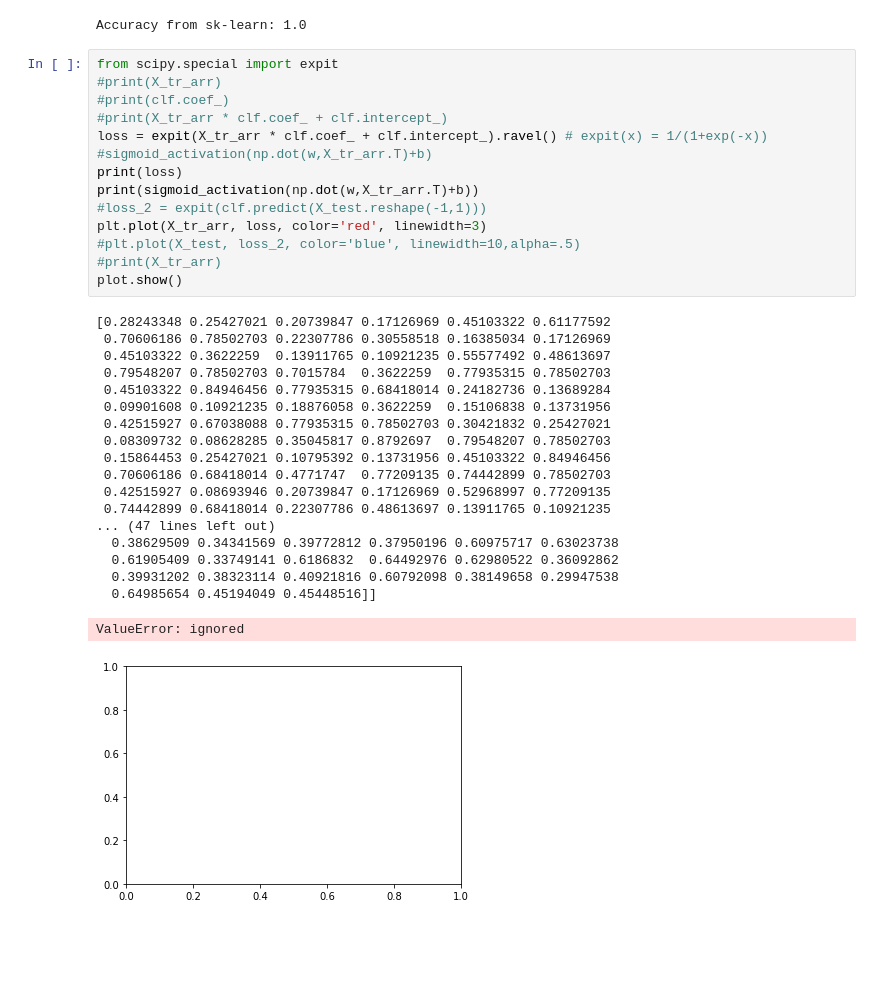
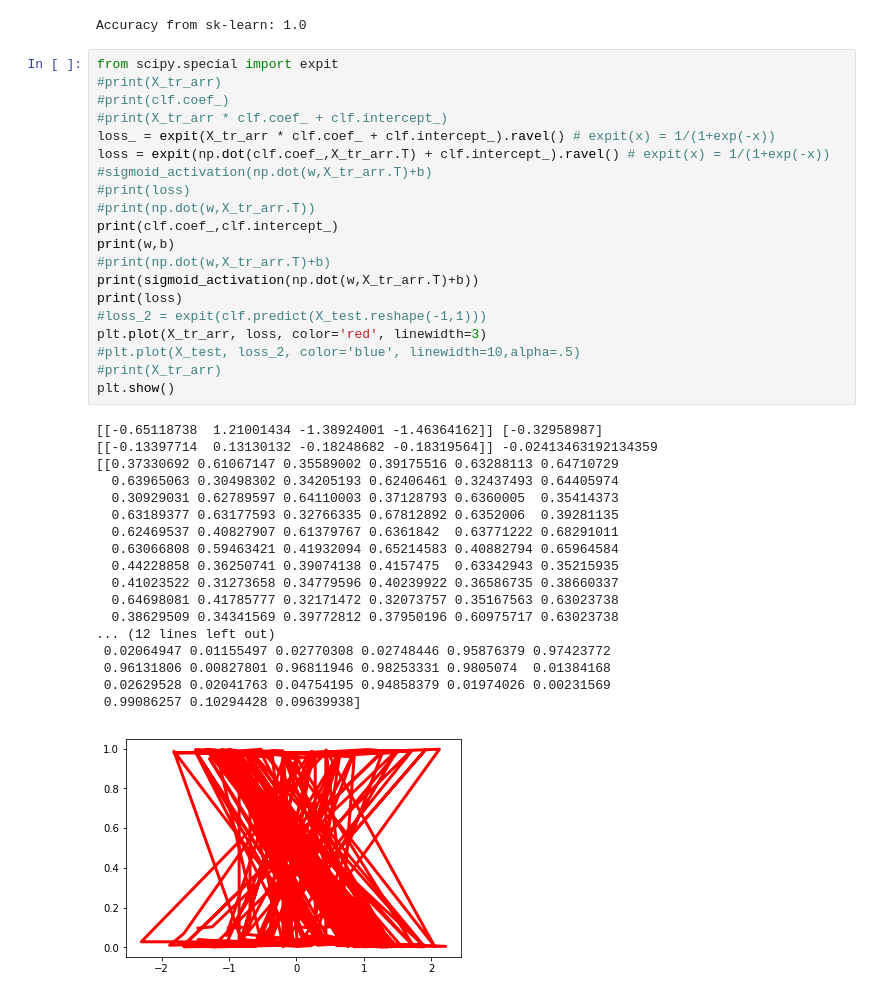
Before and after one commit to Gurubux/StatQuest, a Jupyter notebook: LogisticRegression/LogReg_iris_scratch_test.ipynb, the cells around one changed output. Cells and saved outputs as stored; diff of their text form; blank space fills up the shorter version.

```diff
--- a/LogisticRegression/LogReg_iris_scratch_test.ipynb
+++ b/LogisticRegression/LogReg_iris_scratch_test.ipynb
@@ -307,34 +307,39 @@ Accuracy from sk-learn: 1.0
 # %%
 from scipy.special import expit
 #print(X_tr_arr)
 #print(clf.coef_)
 #print(X_tr_arr * clf.coef_ + clf.intercept_)
-loss = expit(X_tr_arr * clf.coef_ + clf.intercept_).ravel() # expit(x) = 1/(1+exp(-x))
+loss_ = expit(X_tr_arr * clf.coef_ + clf.intercept_).ravel() # expit(x) = 1/(1+exp(-x))
+loss = expit(np.dot(clf.coef_,X_tr_arr.T) + clf.intercept_).ravel() # expit(x) = 1/(1+exp(-x))
 #sigmoid_activation(np.dot(w,X_tr_arr.T)+b)
+#print(loss)
+#print(np.dot(w,X_tr_arr.T))
+print(clf.coef_,clf.intercept_)
+print(w,b)
+#print(np.dot(w,X_tr_arr.T)+b)
+print(sigmoid_activation(np.dot(w,X_tr_arr.T)+b))
 print(loss)
-print(sigmoid_activation(np.dot(w,X_tr_arr.T)+b))
 #loss_2 = expit(clf.predict(X_test.reshape(-1,1)))
 plt.plot(X_tr_arr, loss, color='red', linewidth=3)
 #plt.plot(X_test, loss_2, color='blue', linewidth=10,alpha=.5)
 #print(X_tr_arr)
-plot.show()
+plt.show()
 # %% [output]
-[0.28243348 0.25427021 0.20739847 0.17126969 0.45103322 0.61177592
- 0.70606186 0.78502703 0.22307786 0.30558518 0.16385034 0.17126969
- 0.45103322 0.3622259  0.13911765 0.10921235 0.55577492 0.48613697
- 0.79548207 0.78502703 0.7015784  0.3622259  0.77935315 0.78502703
- 0.45103322 0.84946456 0.77935315 0.68418014 0.24182736 0.13689284
- 0.09901608 0.10921235 0.18876058 0.3622259  0.15106838 0.13731956
- 0.42515927 0.67038088 0.77935315 0.78502703 0.30421832 0.25427021
- 0.08309732 0.08628285 0.35045817 0.8792697  0.79548207 0.78502703
- 0.15864453 0.25427021 0.10795392 0.13731956 0.45103322 0.84946456
- 0.70606186 0.68418014 0.4771747  0.77209135 0.74442899 0.78502703
- 0.42515927 0.08693946 0.20739847 0.17126969 0.52968997 0.77209135
- 0.74442899 0.68418014 0.22307786 0.48613697 0.13911765 0.10921235
-... (47 lines left out)
+[[-0.65118738  1.21001434 -1.38924001 -1.46364162]] [-0.32958987]
+[[-0.13397714  0.13130132 -0.18248682 -0.18319564]] -0.02413463192134359
+[[0.37330692 0.61067147 0.35589002 0.39175516 0.63288113 0.64710729
+  0.63965063 0.30498302 0.34205193 0.62406461 0.32437493 0.64405974
+  0.30929031 0.62789597 0.64110003 0.37128793 0.6360005  0.35414373
+  0.63189377 0.63177593 0.32766335 0.67812892 0.6352006  0.39281135
+  0.62469537 0.40827907 0.61379767 0.6361842  0.63771222 0.68291011
+  0.63066808 0.59463421 0.41932094 0.65214583 0.40882794 0.65964584
+  0.44228858 0.36250741 0.39074138 0.4157475  0.63342943 0.35215935
+  0.41023522 0.31273658 0.34779596 0.40239922 0.36586735 0.38660337
+  0.64698081 0.41785777 0.32171472 0.32073757 0.35167563 0.63023738
   0.38629509 0.34341569 0.39772812 0.37950196 0.60975717 0.63023738
-  0.61905409 0.33749141 0.6186832  0.64492976 0.62980522 0.36092862
-  0.39931202 0.38323114 0.40921816 0.60792098 0.38149658 0.29947538
-  0.64985654 0.45194049 0.45448516]]
+... (12 lines left out)
+ 0.02064947 0.01155497 0.02770308 0.02748446 0.95876379 0.97423772
+ 0.96131806 0.00827801 0.96811946 0.98253331 0.9805074  0.01384168
+ 0.02629528 0.02041763 0.04754195 0.94858379 0.01974026 0.00231569
+ 0.99086257 0.10294428 0.09639938]
-ValueError: ignored
-[figure, old version]
+[figure, new version]
```
Also changed, not shown: 9 other files.
